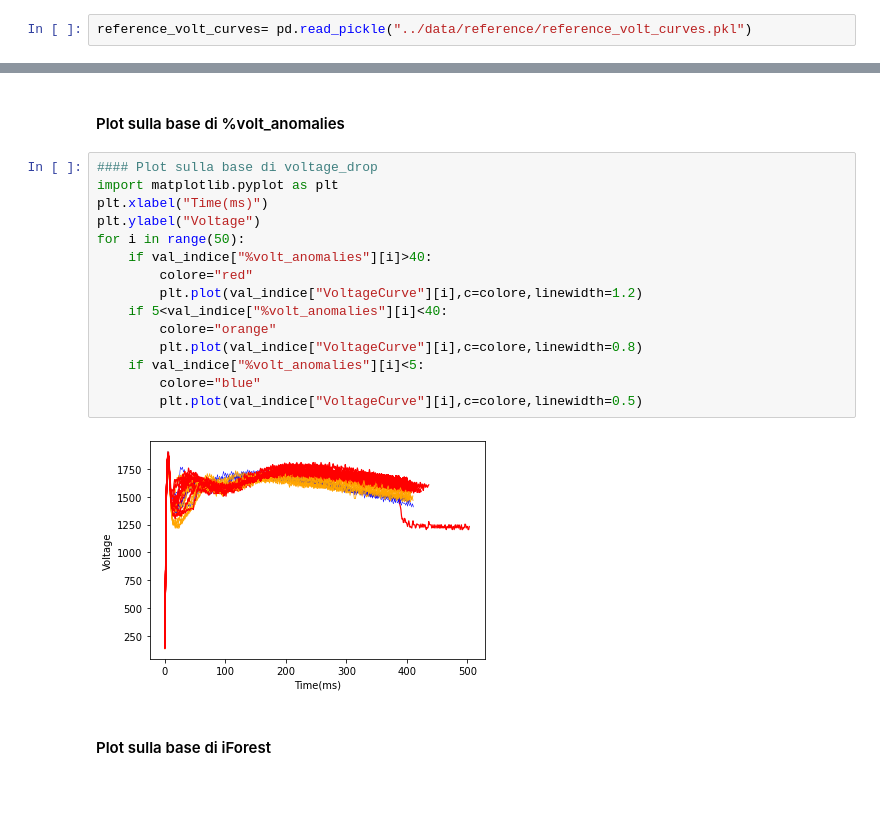
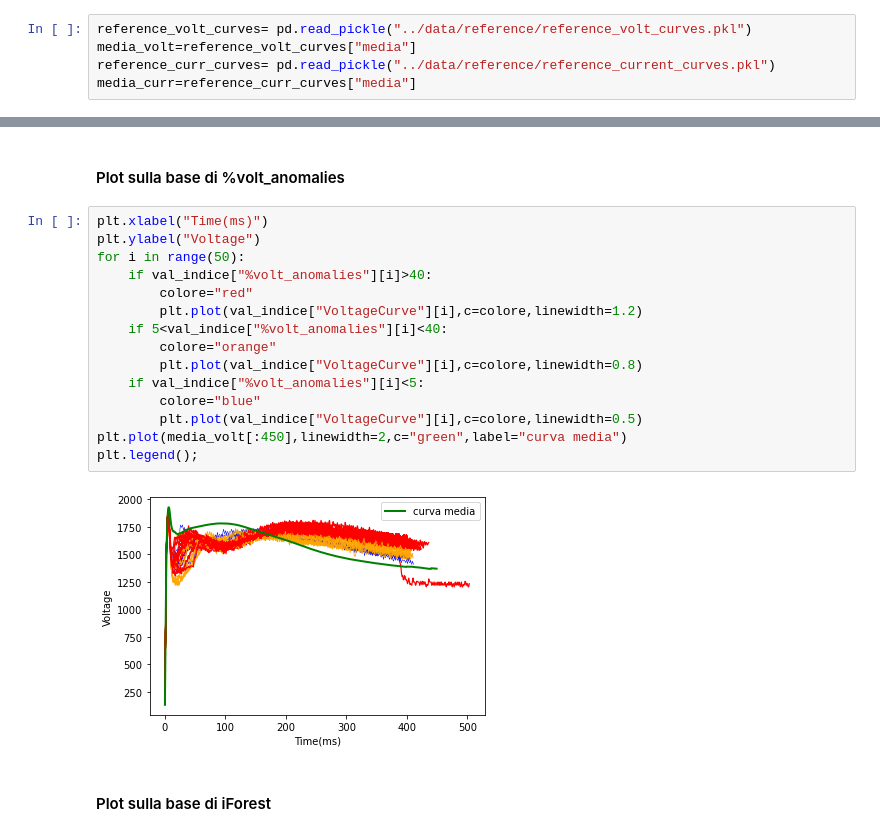
Before and after one commit to DavideMobilia/Anomaly-Detection, a Jupyter notebook: Scripts/Part4- Anomaly Analysis.ipynb, the cells around one changed output, grey strips where cells are left out. Drawn from its saved outputs; the diff is of its cells as text; blank space fills up the shorter version.

```diff
--- a/Scripts/Part4- Anomaly Analysis.ipynb
+++ b/Scripts/Part4- Anomaly Analysis.ipynb
@@ -7,6 +7,9 @@ from pylab import *
 from matplotlib import pyplot as plt
 # %%
 reference_volt_curves= pd.read_pickle("../data/reference/reference_volt_curves.pkl")
+media_volt=reference_volt_curves["media"]
+reference_curr_curves= pd.read_pickle("../data/reference/reference_current_curves.pkl")
+media_curr=reference_curr_curves["media"]
 # %%
 df= pd.read_pickle("../data/processed/with_stat_anomalies.pkl")
 # %%
@@ -45,22 +49,22 @@ for i in range(50):
 # %% [markdown]
 #### Plot sulla base di %volt_anomalies
 # %%
-#### Plot sulla base di voltage_drop
-import matplotlib.pyplot as plt
 plt.xlabel("Time(ms)")
 plt.ylabel("Voltage")
 for i in range(50):
     if val_indice["%volt_anomalies"][i]>40:
         colore="red"
         plt.plot(val_indice["VoltageCurve"][i],c=colore,linewidth=1.2)
     if 5<val_indice["%volt_anomalies"][i]<40:
         colore="orange"
         plt.plot(val_indice["VoltageCurve"][i],c=colore,linewidth=0.8)
     if val_indice["%volt_anomalies"][i]<5:
         colore="blue"
         plt.plot(val_indice["VoltageCurve"][i],c=colore,linewidth=0.5)
+plt.plot(media_volt[:450],linewidth=2,c="green",label="curva media")
+plt.legend();
 # %% [output]
-[figure, old version]
+[figure, new version]
 # %% [markdown]
 #### Plot sulla base di iForest
 # %%
```
Also changed, not shown: parts of 6 cells of this notebook.
